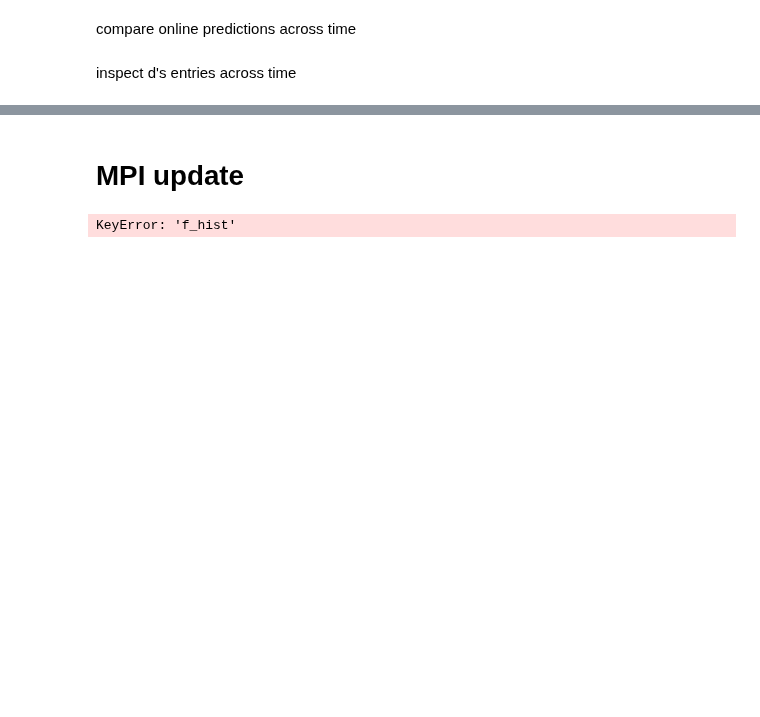
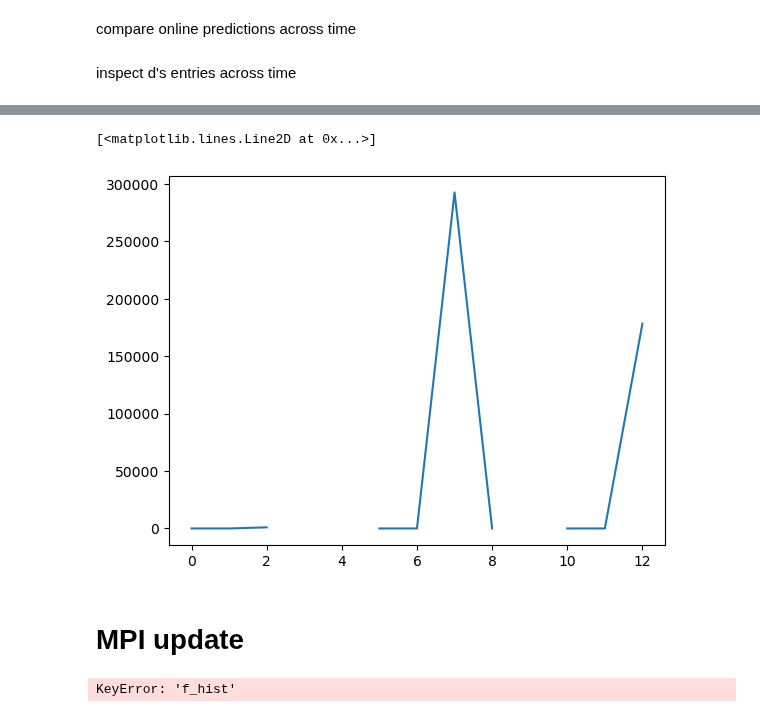
Before and after one commit to draeloslab/Bubblewrap, a Jupyter notebook: generated/other/Running Regression.ipynb, the cells around one changed output, grey strips where cells are left out. Drawn from its saved outputs; the diff is of its cells as text; code cells hidden in the pictures; blank space fills up the shorter version.

```diff
--- a/generated/other/Running Regression.ipynb
+++ b/generated/other/Running Regression.ipynb
@@ -481,3 +790,24 @@ df
 compare online predictions across time
 # %% [markdown]
 inspect d's entries across time
+# %%
+rows = []
+for keep_dead_nodes in [False, True]:
+    for fit_intercept in [False, True]:
+        for eps in [0, 1e-10, 1e-3, 1e-2, 1e-1]:
+            interesting_params = dict(fit_intercept=fit_intercept, keep_dead_nodes=keep_dead_nodes, forgetting_factor=1-eps)
+            params = dict(uninteresting_params,**interesting_params)
+
+            X, y = make_xy(**params)
+            # log = regress_online_more(X,y, **params)
+            log = regress_online_more_eecs_paper(X,y, **params)
+            # log = regress_online_pinv_oracle(X,y, **params)
+            # log = regress_online_pinv(X,y, **params)
+            # log = regress_online_window(X,y, **params)
+            # log = regress_online_dirty(X,y, **params)
+            log['error'] = log['pred_hist'] - log['y_hist'].reshape([-1,])
+            log['sqe'] = (log['error']**2).sum()
+            rows.append(dict(interesting_params,method="online_vanilla",error=log['error']))
+            print(interesting_params)
+            # if np.any(np.abs(log['error']) > 30) or np.any(~np.isfinite(log['error'])):
+            #     raise Exception()
@@ -483,0 +831,4 @@ inspect d's entries across time
+# %%
+df = pd.DataFrame(rows)
+df["mse"] = [((x)**2).mean() for x in df.error]
+df
@@ -484,3 +852,8 @@ inspect d's entries across time
+# %%
+plt.plot(df.mse[:])
+# %% [output]
+[<matplotlib.lines.Line2D at 0x...>]
+[figure, added]
 # %% [markdown]
 # MPI update
 # %%
```
Also changed, not shown: parts of 26 cells of this notebook, 3 other files.
